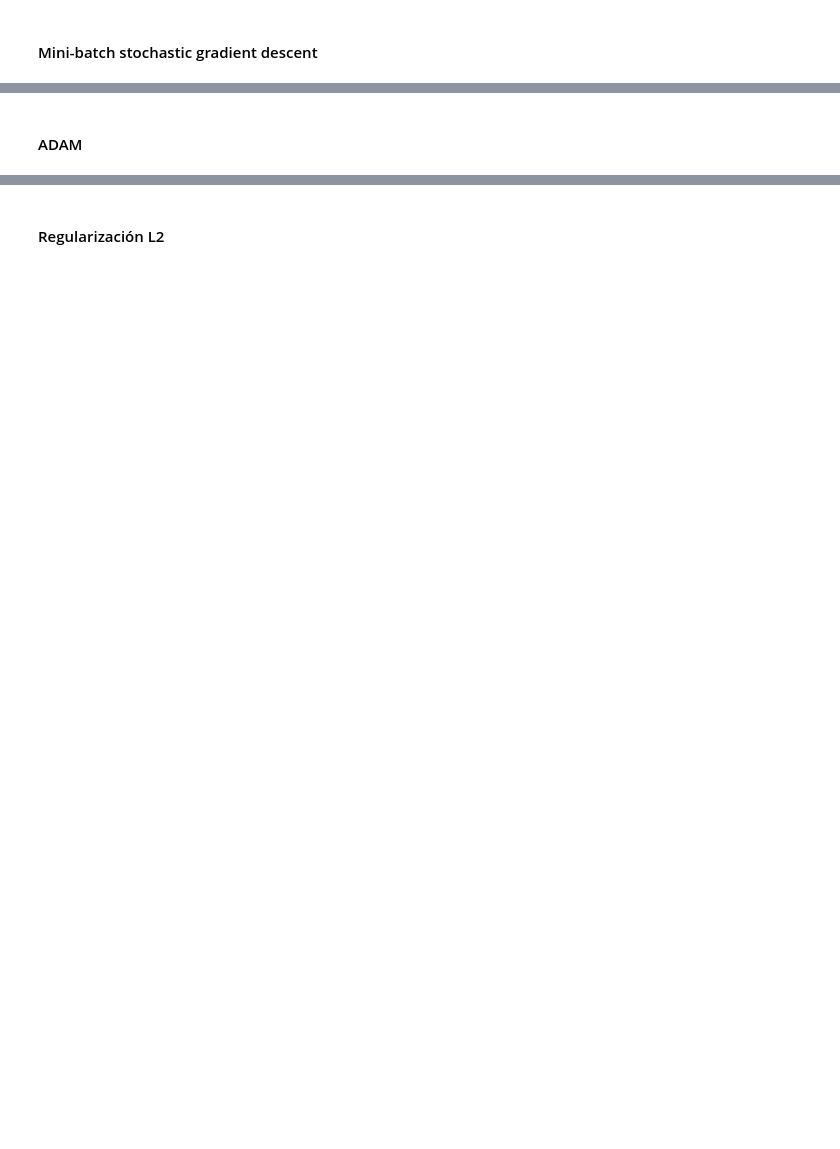
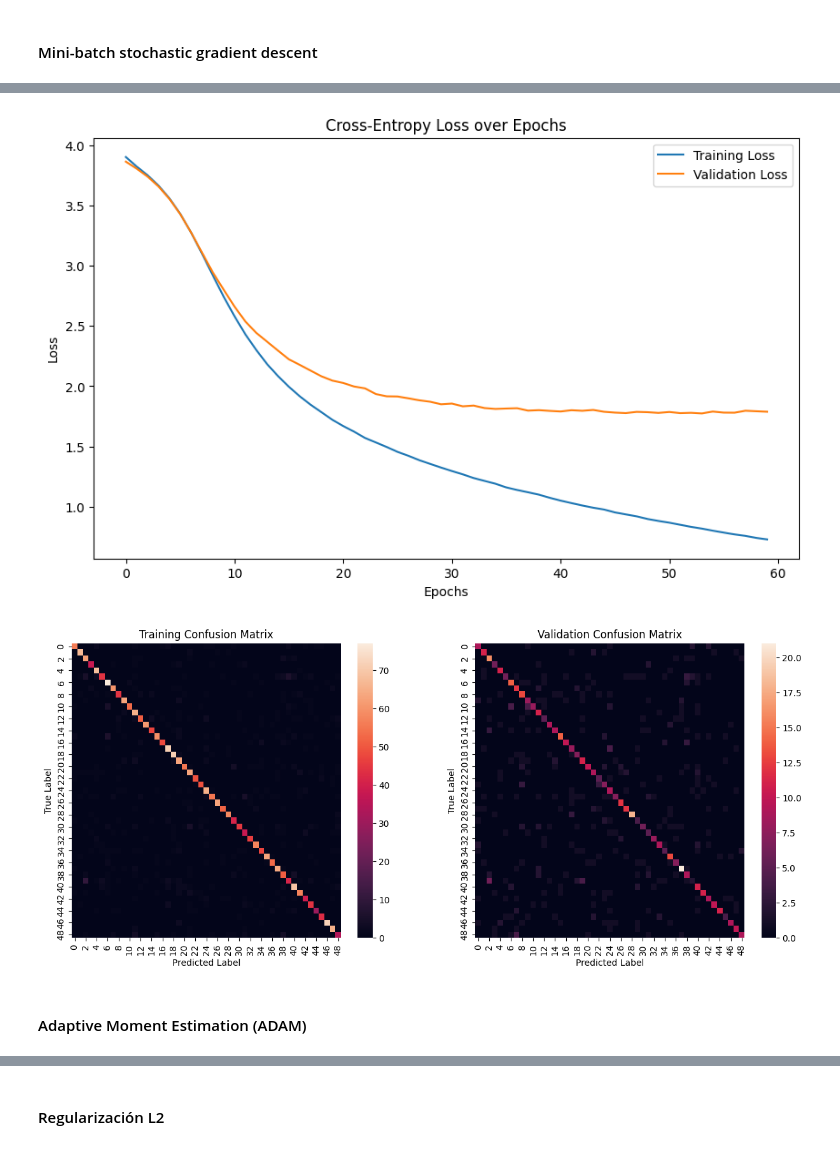
Before and after one commit to fedegutman/TP3ML, a Jupyter notebook: notebook.ipynb, the cells around one changed output, grey strips where cells are left out. Drawn from its saved outputs; the diff is of its cells as text; code cells hidden in the pictures; blank space fills up the shorter version.

```diff
--- a/notebook.ipynb
+++ b/notebook.ipynb
@@ -94,8 +141,9 @@ net2.plot_confusion_matrix(X_train, y_train, X_valid, y_valid)
 #### Mini-batch stochastic gradient descent
 # %%
 net3 = NeuralNetwork(X_train, y_train, [784, 100, 80, 49])
-net3.train(X_valid, y_valid, epochs=40, lr=0.1, batch_size=64) # OPTE POR USAR LR 1
+net3.train(X_valid, y_valid, epochs=60, lr=0.01, batch_size=32, optimizer='SGD') # OPTE POR USAR LR 1
 
 net3.accuracy(X_train, y_train, X_valid, y_valid)
 net3.plot_loss()
 net3.plot_confusion_matrix(X_train, y_train, X_valid, y_valid) # PREGUNAR QUE ME IMPORTA LA LOSS DE TRAIN
+# %% [output]
@@ -102,4 +159,6 @@ net3.plot_confusion_matrix(X_train, y_train, X_valid, y_valid) # PREGUNAR QUE ME
+[figure, added]
+[figure, added]
 # %% [markdown]
-#### ADAM
+#### Adaptive Moment Estimation (ADAM)
 # %%
 net4 = NeuralNetwork(X_train, y_train, [784, 100, 80, 49])
```
Also changed, not shown: parts of 25 cells of this notebook, 5 other files.
